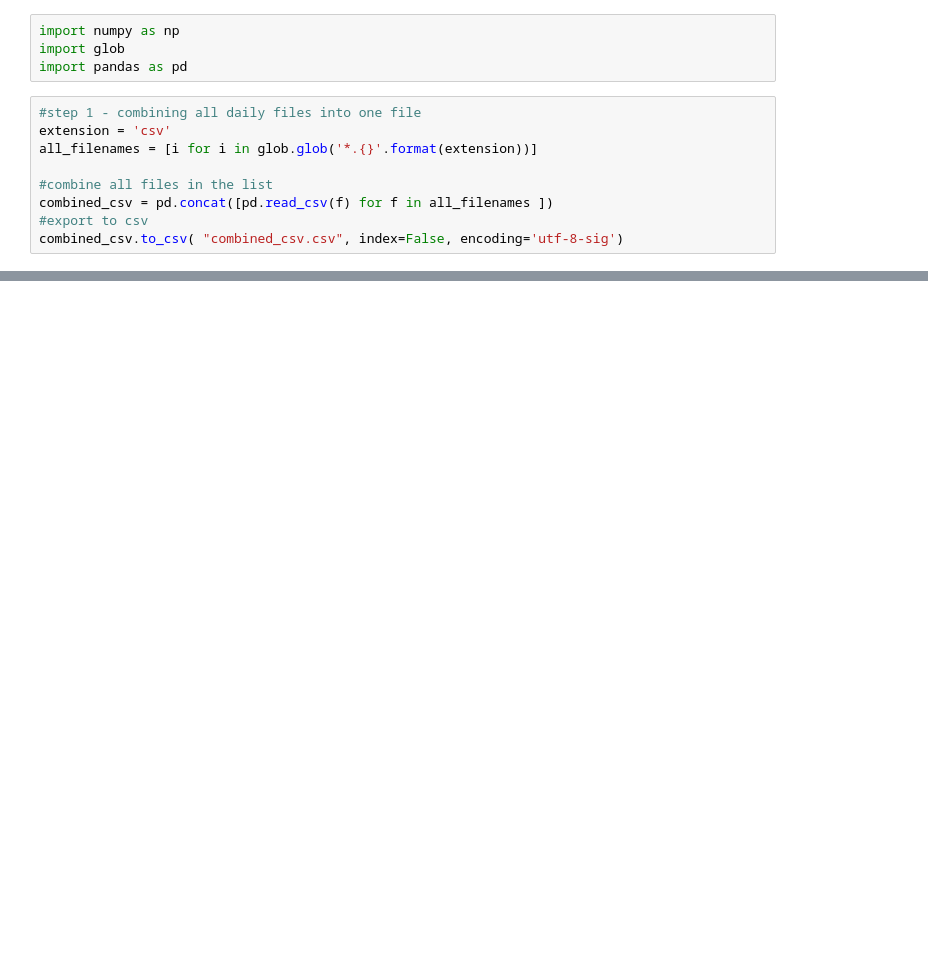
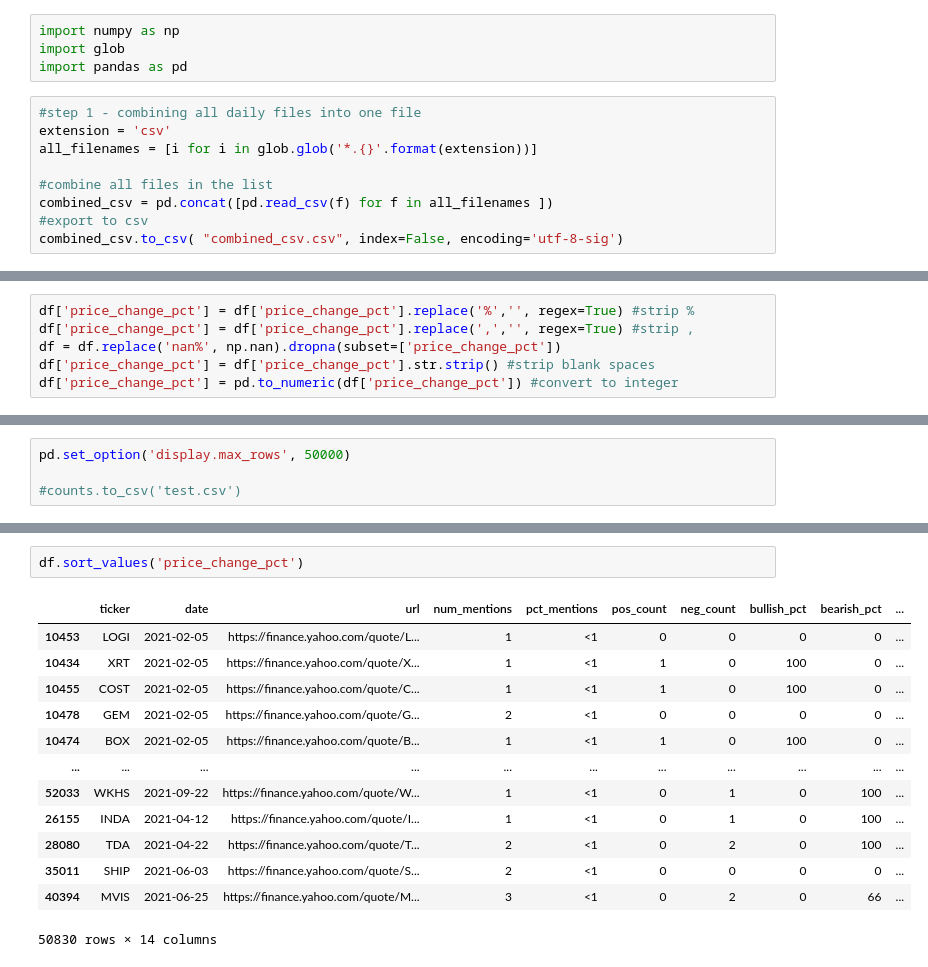
Before and after one commit to djhang99/Web-Scraping-Project-1-, a Jupyter notebook: WSB Data/Data Cleaning.ipynb, the cells around one changed output, grey strips where cells are left out. Drawn from its saved outputs; the diff is of its cells as text; blank space fills up the shorter version.

```diff
--- a/WSB Data/Data Cleaning.ipynb
+++ b/WSB Data/Data Cleaning.ipynb
@@ -75,0 +50,6 @@ df
+# %%
+df['price_change_pct'] = df['price_change_pct'].replace('%','', regex=True) #strip %
+df['price_change_pct'] = df['price_change_pct'].replace(',','', regex=True) #strip ,
+df = df.replace('nan%', np.nan).dropna(subset=['price_change_pct'])
+df['price_change_pct'] = df['price_change_pct'].str.strip() #strip blank spaces
+df['price_change_pct'] = pd.to_numeric(df['price_change_pct']) #convert to integer
@@ -75,0 +58,4 @@ df
+# %%
+pd.set_option('display.max_rows', 50000)
+
+#counts.to_csv('test.csv')
@@ -75,0 +100,16 @@ df
+# %%
+df.sort_values('price_change_pct')
+# %% [output]
+|  | ticker | date | url | num_mentions | pct_mentions | pos_count | neg_count | bullish_pct | bearish_pct | ... |
+| 10453 | LOGI | 2021-02-05 | https://finance.yahoo.com/quote/L... | 1 | <1 | 0 | 0 | 0 | 0 | ... |
+| 10434 | XRT | 2021-02-05 | https://finance.yahoo.com/quote/X... | 1 | <1 | 1 | 0 | 100 | 0 | ... |
+| 10455 | COST | 2021-02-05 | https://finance.yahoo.com/quote/C... | 1 | <1 | 1 | 0 | 100 | 0 | ... |
+| 10478 | GEM | 2021-02-05 | https://finance.yahoo.com/quote/G... | 2 | <1 | 0 | 0 | 0 | 0 | ... |
+| 10474 | BOX | 2021-02-05 | https://finance.yahoo.com/quote/B... | 1 | <1 | 1 | 0 | 100 | 0 | ... |
+| ... | ... | ... | ... | ... | ... | ... | ... | ... | ... | ... |
+| 52033 | WKHS | 2021-09-22 | https://finance.yahoo.com/quote/W... | 1 | <1 | 0 | 1 | 0 | 100 | ... |
+| 26155 | INDA | 2021-04-12 | https://finance.yahoo.com/quote/I... | 1 | <1 | 0 | 1 | 0 | 100 | ... |
+| 28080 | TDA | 2021-04-22 | https://finance.yahoo.com/quote/T... | 2 | <1 | 0 | 2 | 0 | 100 | ... |
+| 35011 | SHIP | 2021-06-03 | https://finance.yahoo.com/quote/S... | 2 | <1 | 0 | 0 | 0 | 0 | ... |
+| 40394 | MVIS | 2021-06-25 | https://finance.yahoo.com/quote/M... | 3 | <1 | 0 | 2 | 0 | 66 | ... |
+50830 rows × 14 columns
```
Also changed, not shown: parts of 10 cells of this notebook.
